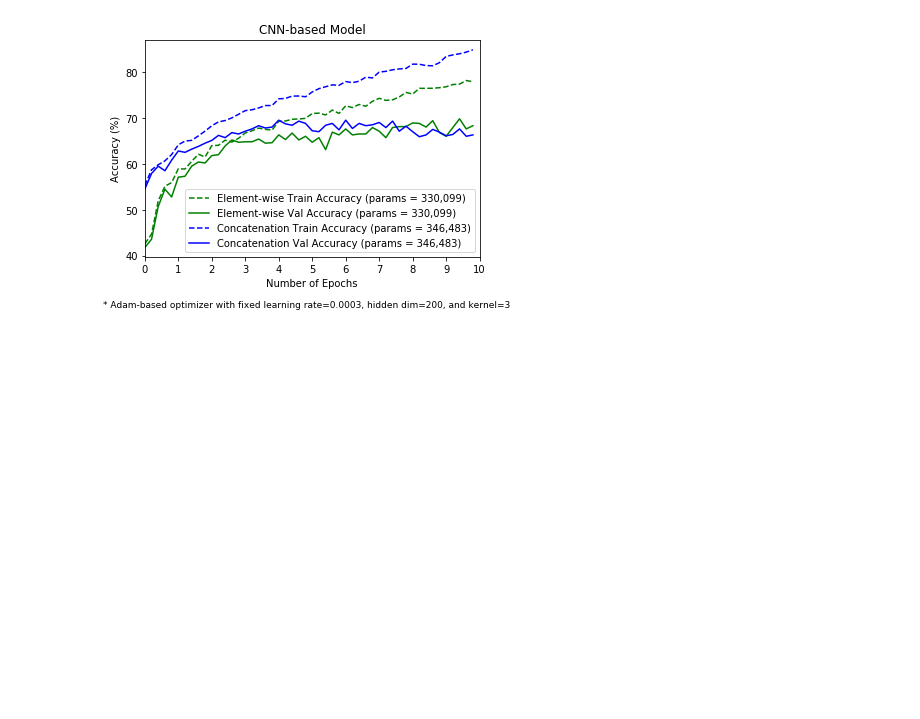
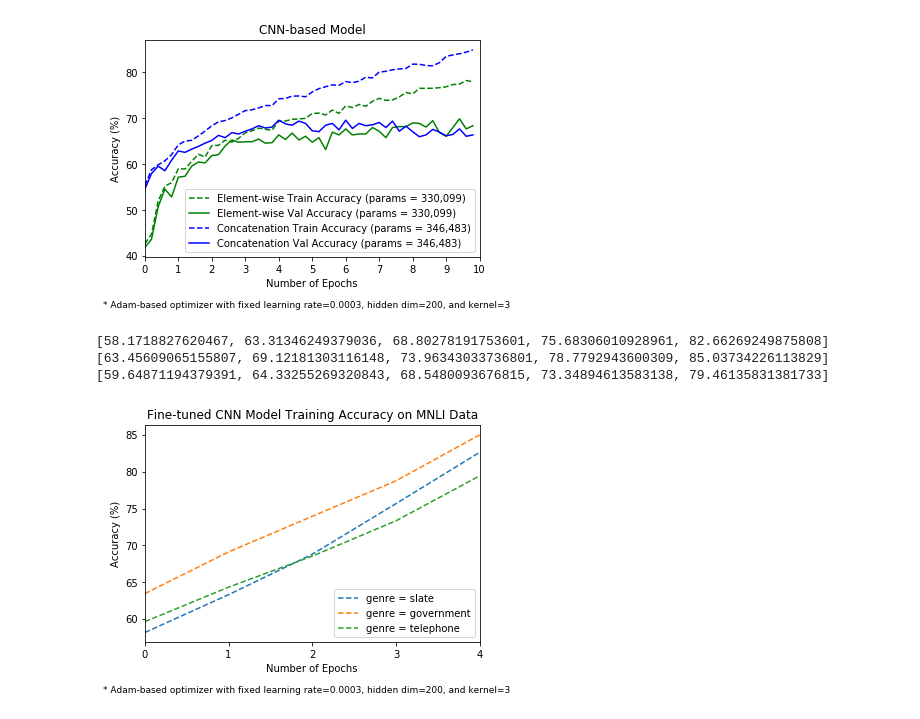
Before and after one commit to dgodevais/ds1011_hw2, a Jupyter notebook: DS1011_NLP_HW2_graphing.ipynb, the cells around one changed output. Saved outputs shown, nothing was run; the diff lists cells and outputs as text; code cells hidden in the pictures; blank space fills up the shorter version.

Commit message:
Adding final mnli data analysis

```diff
--- a/DS1011_NLP_HW2_graphing.ipynb
+++ b/DS1011_NLP_HW2_graphing.ipynb
@@ -260,3 +260,28 @@ plt.figtext(0.5, -0.05, txt, wrap=True, horizontalalignment='center', fontsize=9
 plt.show()
 # %% [output]
 [figure]
+# %%
+gru_learning_rate = 1e-3
+genres = ['slate', 'government', 'telephone']
+for genre in genres:
+    accuracies_gru_loaded = pkl.load(open("cnn_accuracies_{}".format(genre), "rb"))
+    gru_training, gru_val = get_plot_values(accuracies_gru_loaded)
+    print(gru_training)
+    plt.plot(list(np.arange(0, 5)), gru_training, label="genre = {}".format(genre), linestyle='--')
+
+
+plt.title('Fine-tuned CNN Model Training Accuracy on MNLI Data')
+plt.legend(loc = 'lower right')
+# plt.ylim([40, 92])
+plt.xlim([0, 4])
+plt.xticks(list(range(0,5,1)))
+plt.ylabel('Accuracy (%)')
+plt.xlabel('Number of Epochs')
+txt="* Adam-based optimizer with fixed learning rate=0.0003, hidden dim=200, and kernel=3"
+plt.figtext(0.5, -0.05, txt, wrap=True, horizontalalignment='center', fontsize=9)
+plt.show()
+# %% [output]
+[58.1718827620467, 63.31346249379036, 68.80278191753601, 75.68306010928961, 82.66269249875808]
+[63.45609065155807, 69.12181303116148, 73.96343033736801, 78.7792943600309, 85.03734226113829]
+[59.64871194379391, 64.33255269320843, 68.5480093676815, 73.34894613583138, 79.46135831381733]
+[figure, added]
```
Also changed, not shown: parts of 1 cell of this notebook, 1 other file.
